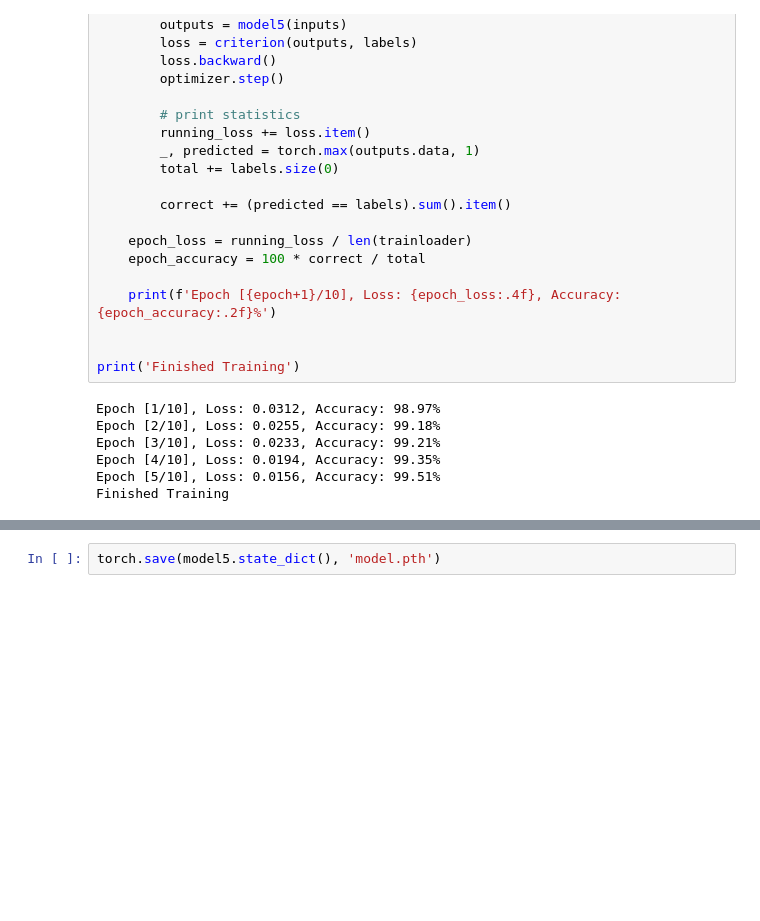
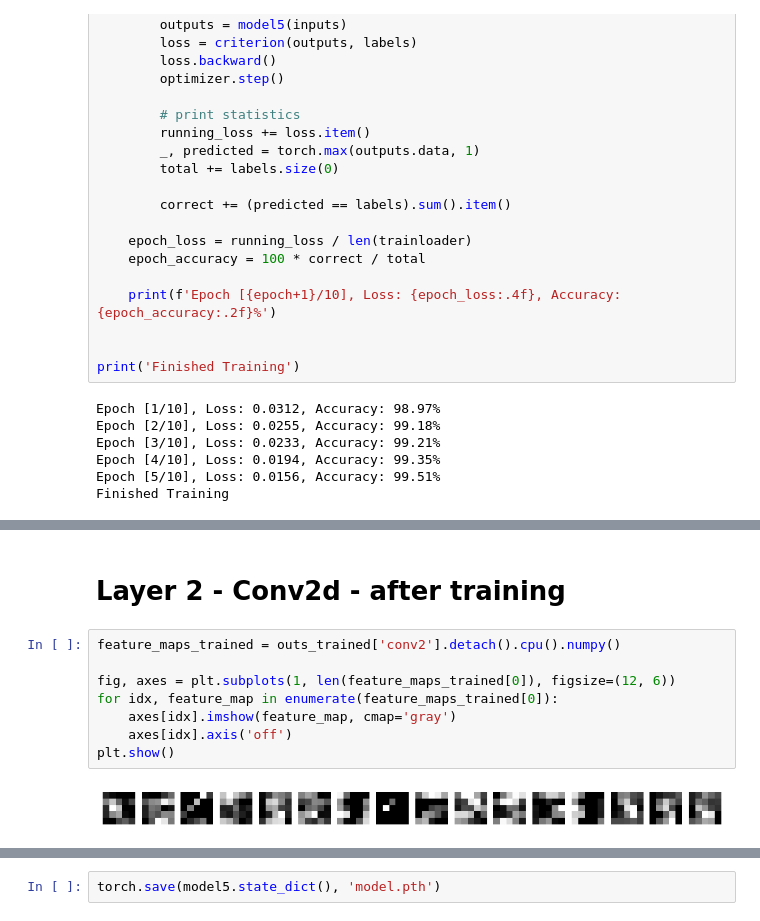
Before and after one commit to denmj/ML_regs, a Jupyter notebook: pytorch_/simple_model.ipynb, the cells around one changed output, grey strips where cells are left out. Cells and saved outputs as stored; diff of their text form; blank space fills up the shorter version.

```diff
--- a/pytorch_/simple_model.ipynb
+++ b/pytorch_/simple_model.ipynb
@@ -316,0 +312,12 @@ Finished Training
+# %% [markdown]
+# Layer 2 - Conv2d - after training
+# %%
+feature_maps_trained = outs_trained['conv2'].detach().cpu().numpy()
+
+fig, axes = plt.subplots(1, len(feature_maps_trained[0]), figsize=(12, 6))
+for idx, feature_map in enumerate(feature_maps_trained[0]):
+    axes[idx].imshow(feature_map, cmap='gray')
+    axes[idx].axis('off')
+plt.show()
+# %% [output]
+[figure, added]
```
Also changed, not shown: parts of 26 cells of this notebook, 4 other files.
